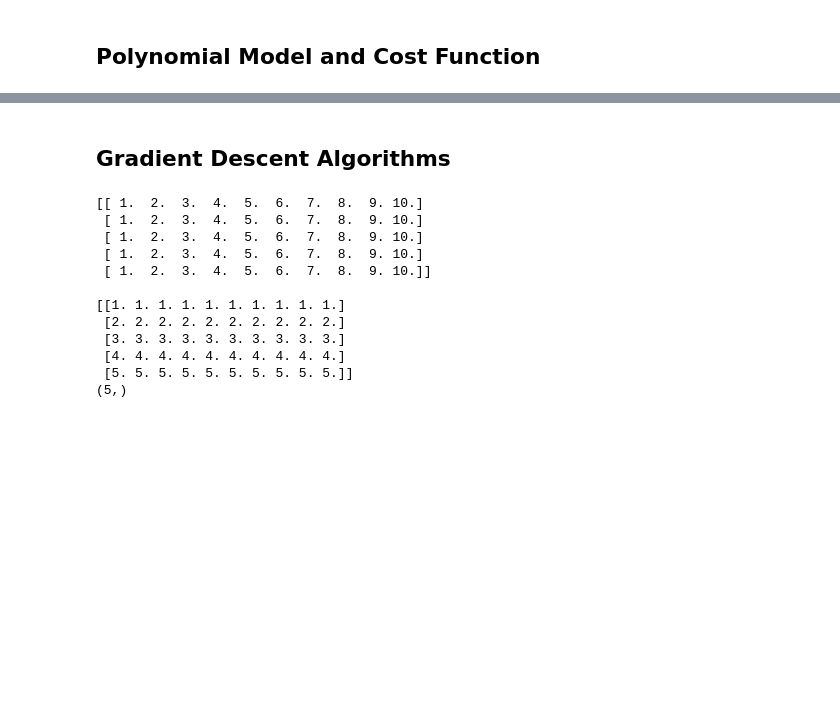
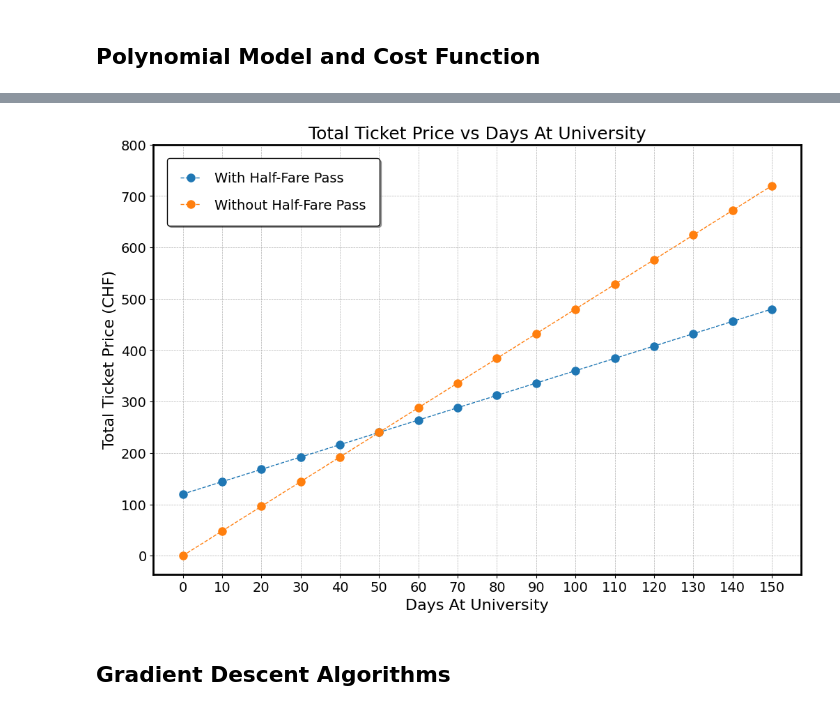
Before and after one commit to giacomobelleri/ML-Practice, a Jupyter notebook: Notebooks/Gradient-Descent/gradient-descent.ipynb, the cells around one changed output, grey strips where cells are left out. Cells and saved outputs as stored; diff of their text form; code cells hidden in the pictures; blank space fills up the shorter version.

Commit message:
Updated Matarix function and Polynomial Model
Fixed matrix function and Polynomial model functions. Tested the linear model with one predictor

```diff
--- a/Notebooks/Gradient-Descent/gradient-descent.ipynb
+++ b/Notebooks/Gradient-Descent/gradient-descent.ipynb
@@ -139,3 +304,46 @@ def MeanSquareError(model: Callable[[NDArray[Any], NDArray[Any]], NDArray[Any]],
+# %%
+# Tests PolynomialModel with one predictor
+
+#Creates figure and sets up axes, labels, and title
+fig, ax = plt.subplots(ncols=1, nrows=1, figsize=(12, 8))
+ax.set_xlabel('Days At University')
+ax.set_ylabel('Total Ticket Price (CHF)')
+ax.set_title('Total Ticket Price vs Days At University')
+
+#Stores data
+days_at_uni = 150
+ticket_price = 2.40 #Price of one ticket
+number_tickets_day = 2 #Number of tickets bought per day
+halffare_pass_price = 120 #Price of half-fare pass
+
+#Creates parameter arrays
+halffare_params = np.array([halffare_pass_price, ticket_price*number_tickets_day/2]).reshape(-1, 1)
+nohalffare_params = np.array([0, ticket_price*number_tickets_day]).reshape(-1, 1)
+
+# Creates predictor matrix for linear model
+predictors = np.arange(start=0, stop=days_at_uni+1, step=10, dtype=np.int32) #Generates predictor values
+predictors_matrix = FormPredictorMatrix(predictors, order=1, include_interaction=True)
+
+#Computes model response
+halffare_model = PolynomialModel(predictors_matrix, halffare_params)
+nohalffare_model = PolynomialModel(predictors_matrix, nohalffare_params)
+
+#Plots data
+ax.plot(predictors, halffare_model, label='With Half-Fare Pass',
+        linestyle='--', marker='o', linewidth=1, markersize=8)
+ax.plot(predictors, nohalffare_model, label='Without Half-Fare Pass',
+        linestyle='--', marker='o', linewidth=1, markersize=8)
+
+#Adds legend and grid
+ax.set_xticks(predictors)
+ax.set_yticks(np.arange(0, np.max(nohalffare_model)+100, 100))
+ax.legend()
+ax.grid(True, which="both", linestyle="--", linewidth=0.5)
+
+# Saves plot
+plt.savefig(CreateFilePath(r'\TotalTicketPriceVsDaysAtUniversity', extension='png'))
+# %% [output]
+[figure, added]
 # %% [markdown]
 ## Gradient Descent Algorithms
 # %%
@@ -152,21 +360,3 @@ def GD(func: function, params: list[np.ndarray], init: np.ndarray, eta: float, e
         trajectory[iter+1, :] -= eta*grad
 
     return trajectory
-# %%
-x = np.linspace(1, 10, 10)
-y = np.linspace(1, 5, 5)
-X, Y = np.meshgrid(x, y)
-print(f"{X}{'\n\n'}{Y}")
-# %% [output]
-[[ 1.  2.  3.  4.  5.  6.  7.  8.  9. 10.]
- [ 1.  2.  3.  4.  5.  6.  7.  8.  9. 10.]
- [ 1.  2.  3.  4.  5.  6.  7.  8.  9. 10.]
- [ 1.  2.  3.  4.  5.  6.  7.  8.  9. 10.]
- [ 1.  2.  3.  4.  5.  6.  7.  8.  9. 10.]]
-
-[[1. 1. 1. 1. 1. 1. 1. 1. 1. 1.]
- [2. 2. 2. 2. 2. 2. 2. 2. 2. 2.]
- [3. 3. 3. 3. 3. 3. 3. 3. 3. 3.]
- [4. 4. 4. 4. 4. 4. 4. 4. 4. 4.]
- [5. 5. 5. 5. 5. 5. 5. 5. 5. 5.]]
-(5,)
```
Also changed, not shown: parts of 7 cells of this notebook, 2 other files.
